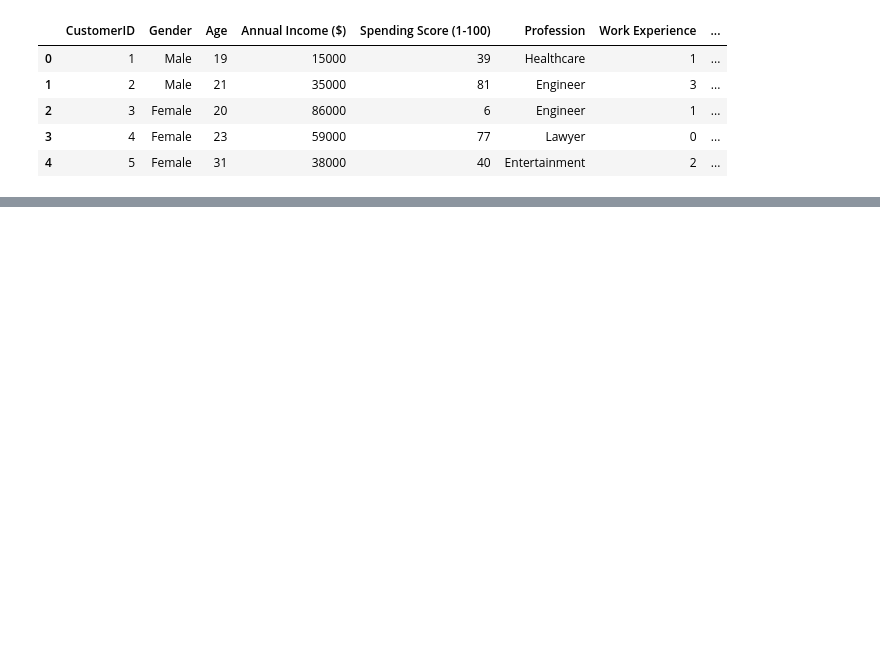
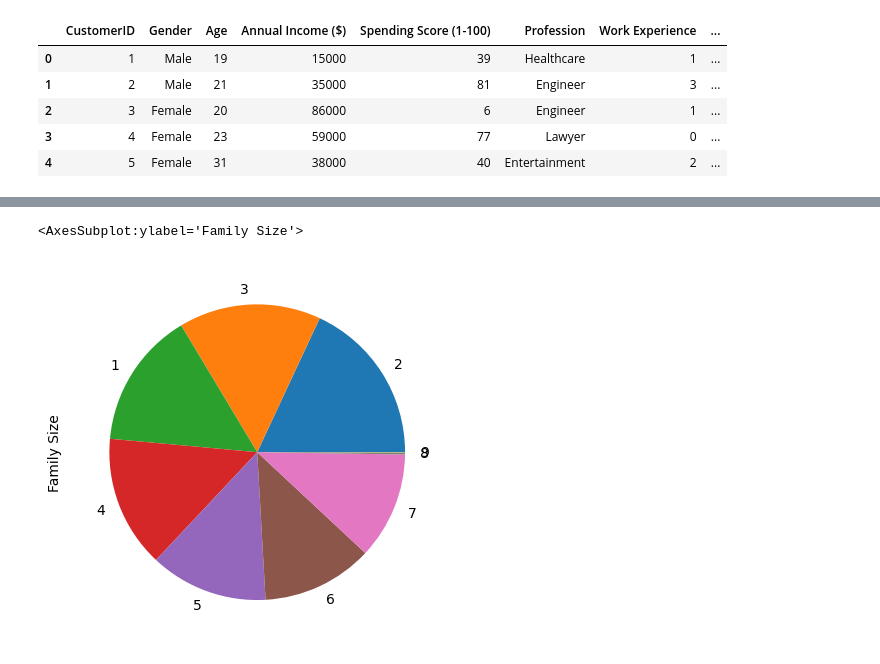
Before and after one commit to AlexanderFA/susu_search_retrieval_analysis, a Jupyter notebook: lab2/task1.ipynb, the cells around one changed output, grey strips where cells are left out. Cells and saved outputs as stored; diff of their text form; code cells hidden in the pictures; blank space fills up the shorter version.

```diff
--- a/lab2/task1.ipynb
+++ b/lab2/task1.ipynb
@@ -11,0 +42,5 @@ df.head()
+# %%
+df['Family Size'].value_counts().plot.pie()
+# %% [output]
+<AxesSubplot:ylabel='Family Size'>
+[figure, added]
```
Also changed, not shown: parts of 23 cells of this notebook.
